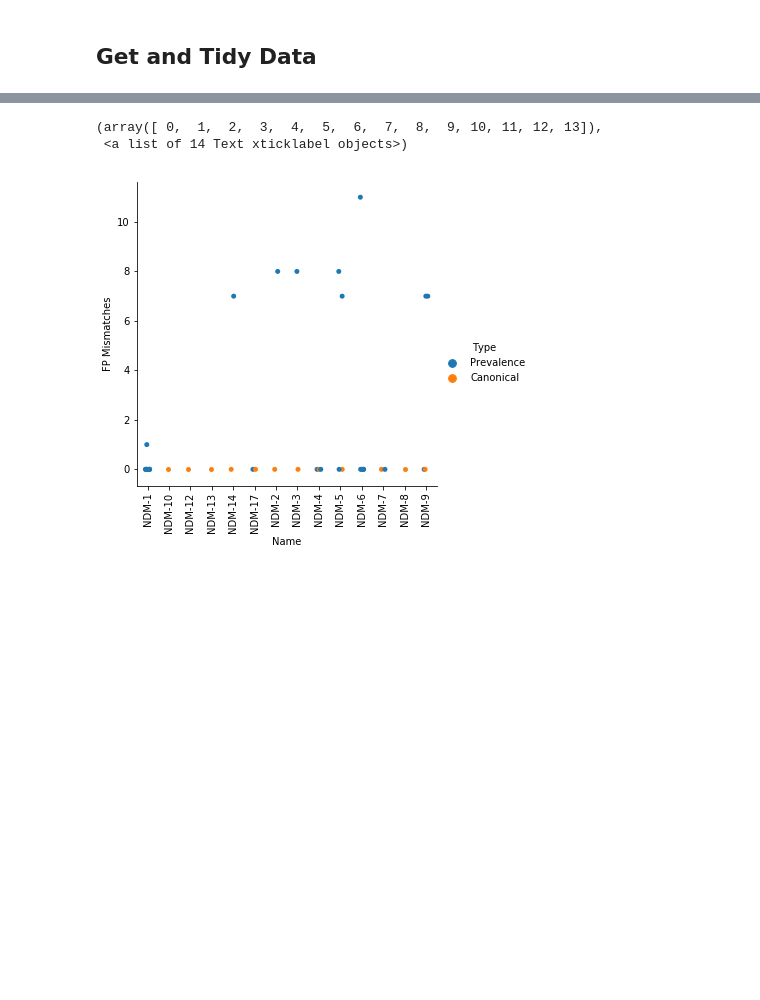
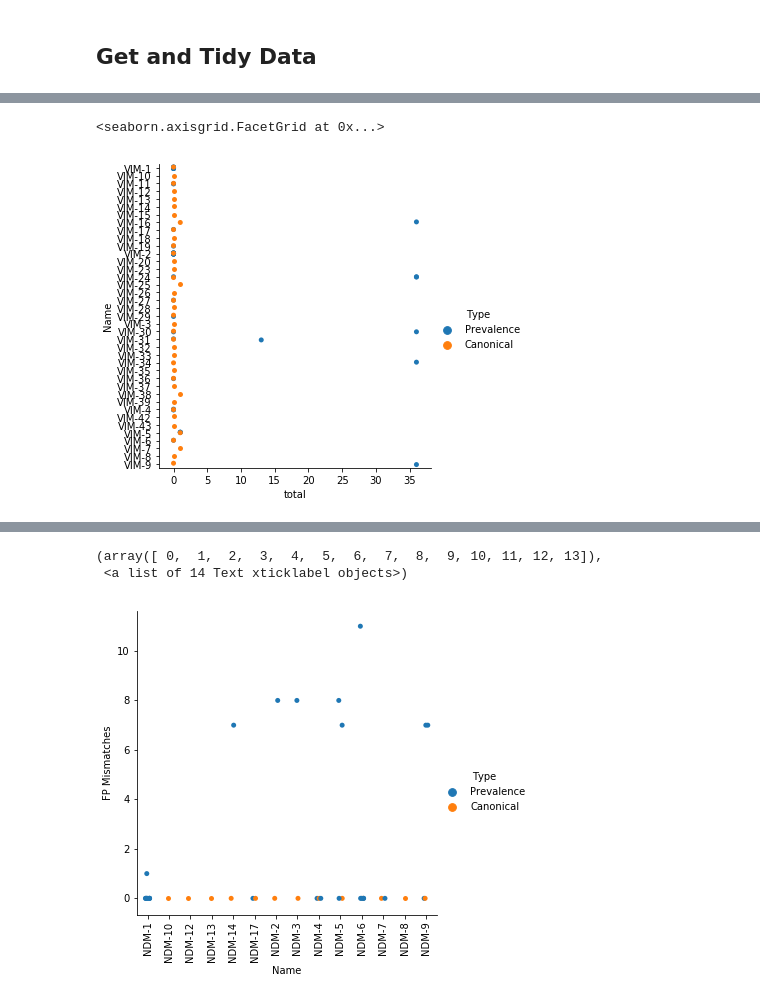
Before and after one commit to fmaguire/AMR_PCR, a Jupyter notebook: AMR PCR.ipynb, the cells around one changed output, grey strips where cells are left out. Saved outputs shown, nothing was run; the diff lists cells and outputs as text; code cells hidden in the pictures; blank space fills up the shorter version.

```diff
--- a/AMR PCR.ipynb
+++ b/AMR PCR.ipynb
@@ -100,0 +65,7 @@ df = df.sort_values('Name', )
+# %%
+vim['total'] = vim['FP Mismatches'] + vim["RP Mismatches"]
+vim.loc[vim['total'].isna(), 'total'] = 19+17
+sns.catplot(data=vim, y='Name', hue='Type', x='total', order=vim['Name'].sort_values().drop_duplicates())
+# %% [output]
+<seaborn.axisgrid.FacetGrid at 0x...>
+[figure, added]
```
Also changed, not shown: parts of 19 cells of this notebook, 2 other files.
